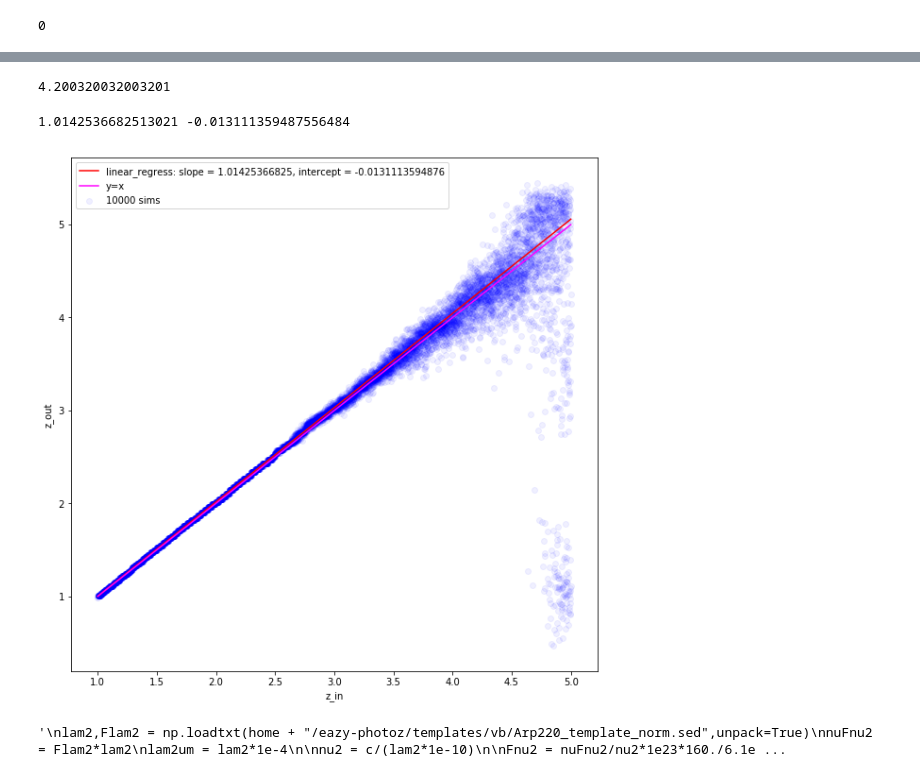
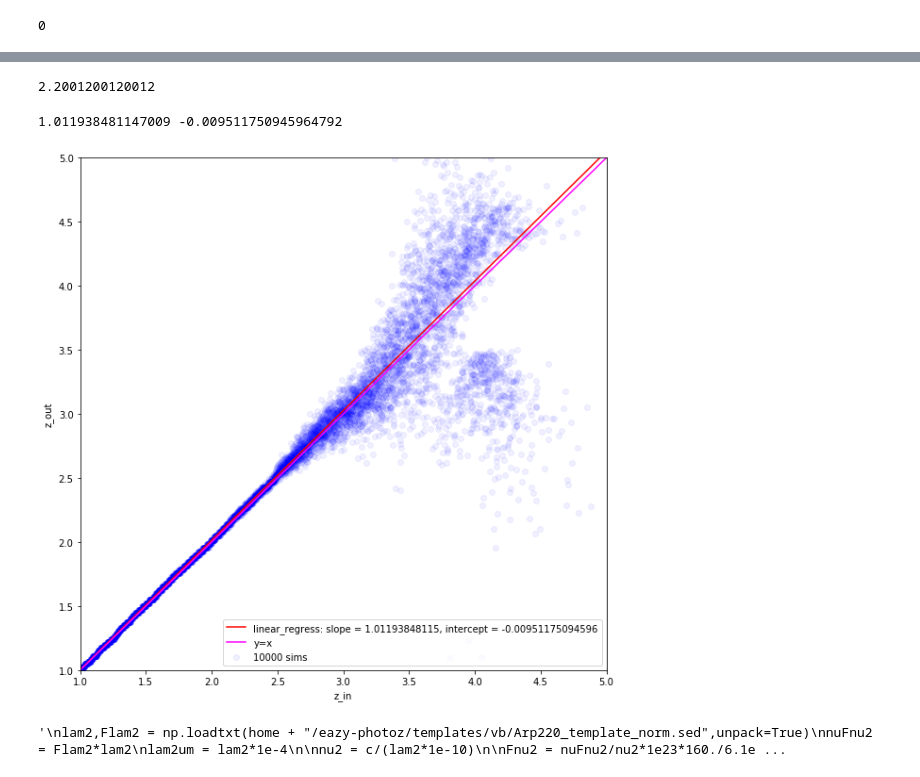
Before and after one commit to cpvargas/sed_research, a Jupyter notebook: library_prototype-2-main.ipynb, the cells around one changed output, grey strips where cells are left out. Saved outputs shown, nothing was run; the diff lists cells and outputs as text; code cells hidden in the pictures.

```diff
--- a/library_prototype-2-main.ipynb
+++ b/library_prototype-2-main.ipynb
@@ -325,25 +333,28 @@ array([0.9869, 0.9869, 1.0068, ..., 4.149 , 4.2474, 3.9167])
 # %%
 plt.rcParams['figure.figsize'] = [10, 10]
 # %%
-zspace[8000]
+zspace[3000]
 # %% [output]
-4.200320032003201
+2.2001200120012
 # %%
 slope, intercept, r_value, p_value, std_err = stats.linregress(zspace[:3000],zout[:3000])
-x = np.linspace(1.,5.,10000)
+x = np.linspace(1.,5.0,10000)
 y = slope*x+intercept
 plt.plot(x,y,color="red",label="linear_regress: slope = {}, intercept = {}".format(slope,intercept))
 print slope,intercept
 
 plt.plot(x,x,color="magenta",label="y=x")
 
 plt.xlabel("z_in")
 plt.ylabel("z_out")
 
+plt.xlim(1.,5.0)
+plt.ylim(1.,5.0)
+
 plt.scatter(zspace,zout,c="blue",alpha=0.06,label="10000 sims")
 plt.legend()
 plt.show()
 # %% [output]
-1.0142536682513021 -0.013111359487556484
+1.011938481147009 -0.009511750945964792
-[figure, old version]
+[figure, new version]
 # %%
```
Also changed, not shown: parts of 10 cells of this notebook.
